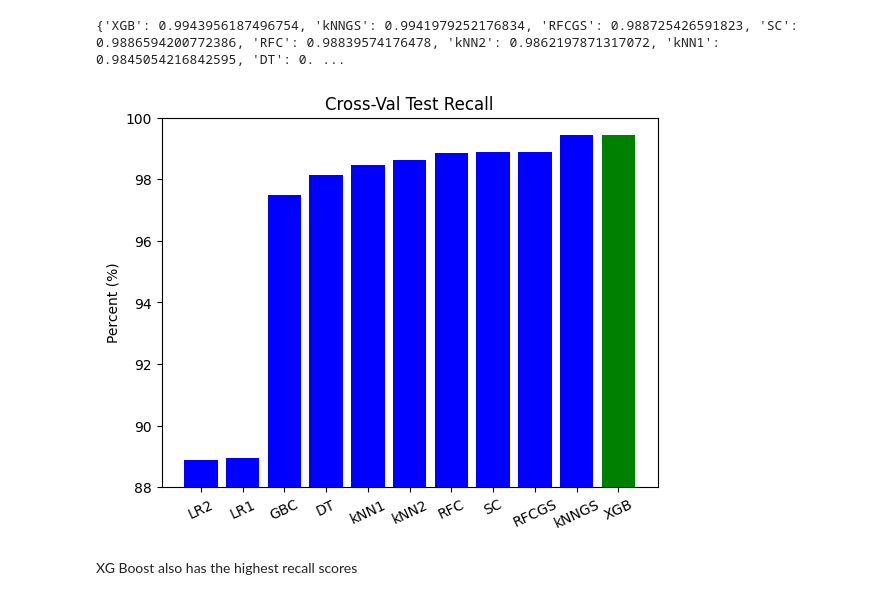
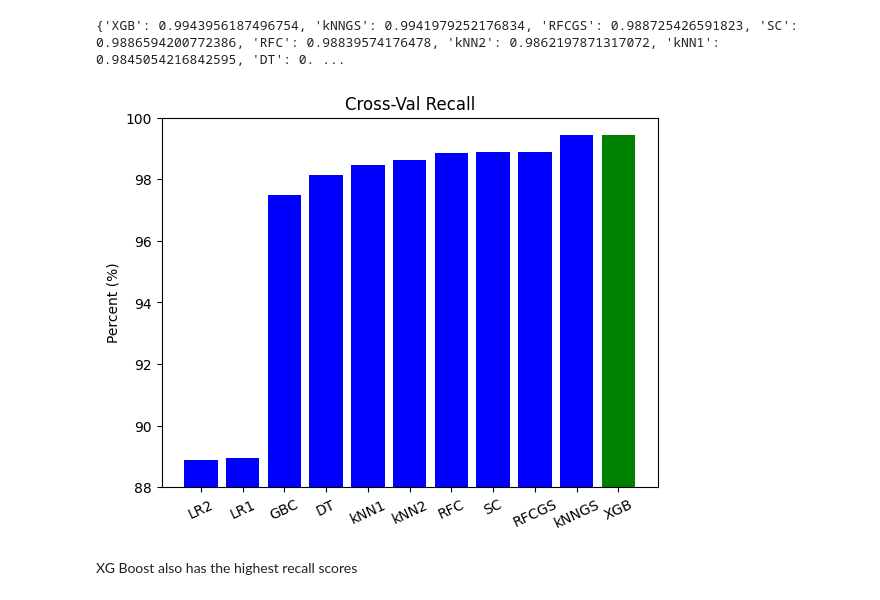
Before and after one commit to mccafj/Fall_Detection_Model, a Jupyter notebook: Notebook_Fall_Detection_Model.ipynb, the cells around one changed output. Saved outputs shown, nothing was run; the diff lists cells and outputs as text; code cells hidden in the pictures.

```diff
--- a/Notebook_Fall_Detection_Model.ipynb
+++ b/Notebook_Fall_Detection_Model.ipynb
@@ -1971,17 +1971,17 @@ y_recall_rev = invertList(y_recall)
 # %%
 #  Comparing each model by test recall scores
 
 fig, ax = plt.subplots()
 plt.bar(X_recall_rev, y_recall_rev, color=['blue', 'blue', 'blue', 'blue', 'blue', 'blue', 'blue', 'blue', 'blue', 'blue', 'green'])
 plt.xticks(rotation=25)
 plt.ylim(88, 100)
 plt.grid(False)
-ax.set_title("Cross-Val Test Recall")
+ax.set_title("Cross-Val Recall")
 plt.ylabel("Percent (%)")
 plt.savefig('images/cross_val_recall_bar.png', dpi=300, bbox_inches='tight')
 plt.show;
 # %% [output]
-[figure, old version]
+[figure, new version]
 # %% [markdown]
 XG Boost also has the highest recall scores
 # %% [markdown]
```
Also changed, not shown: parts of 46 cells of this notebook, 8 other files.
